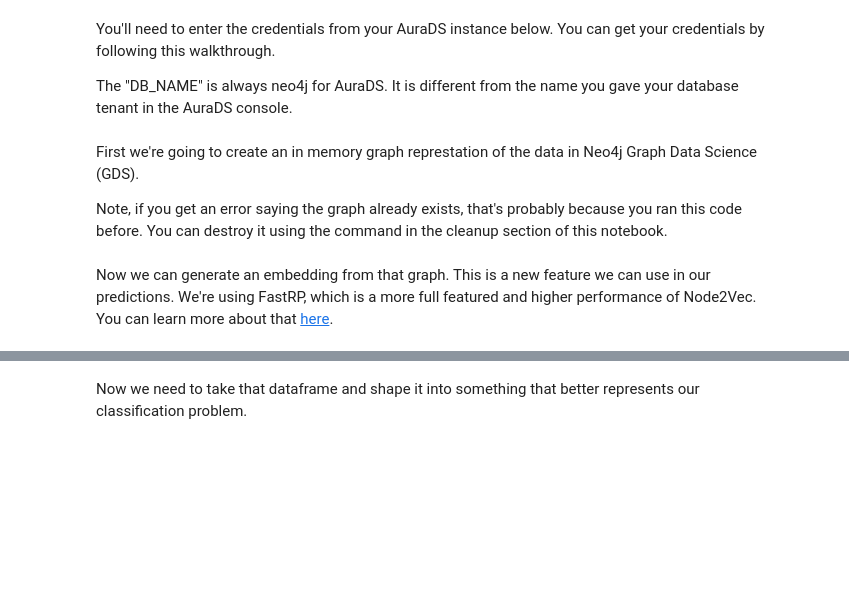
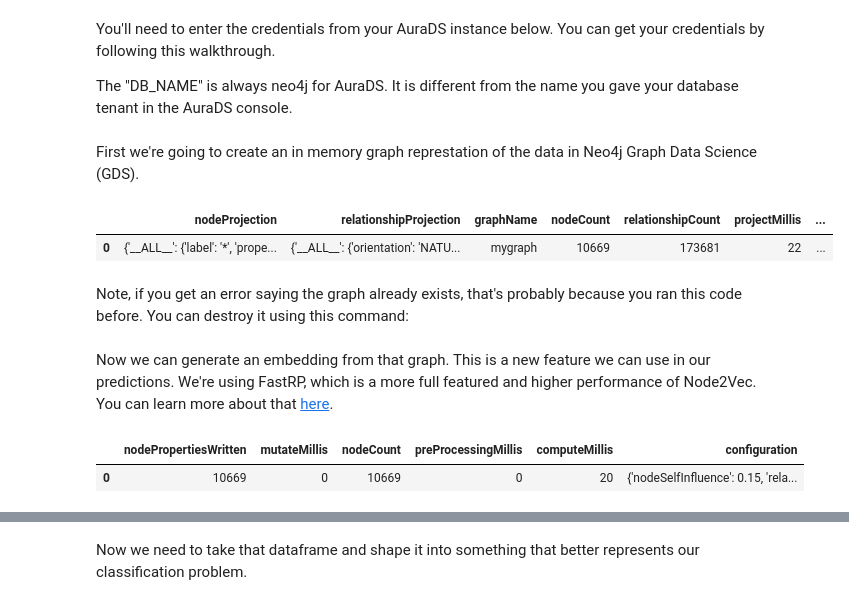
Before and after one commit to neo4j-partners/hands-on-lab-neo4j-and-vertex-ai, a Jupyter notebook: Lab 4 - Graph Data Science/embedding.ipynb, the cells around one changed output, grey strips where cells are left out. Saved outputs shown, nothing was run; the diff lists cells and outputs as text; code cells hidden in the pictures; blank space fills up the shorter version.

Commit message:
first pass

```diff
--- a/Lab 4 - Graph Data Science/embedding.ipynb
+++ b/Lab 4 - Graph Data Science/embedding.ipynb
@@ -26,5 +27,19 @@ from neo4j import GraphDatabase
 driver = GraphDatabase.driver(DB_URL, auth=(DB_USER, DB_PASS))
+# %% [markdown]
+First we're going to create an in memory graph represtation of the data in Neo4j Graph Data Science (GDS).
+# %%
+with driver.session(database=DB_NAME) as session:
+  result = session.read_transaction(
+    lambda tx: tx.run(
+      """
+      CALL gds.graph.project("mygraph", "*", "*")
+      """
+    ).data()
+  )
+df = pd.DataFrame(result)
+display(df)
+# %% [output]
+|  | nodeProjection | relationshipProjection | graphName | nodeCount | relationshipCount | projectMillis | ... |
+| 0 | {'__ALL__': {'label': '*', 'prope... | {'__ALL__': {'orientation': 'NATU... | mygraph | 10669 | 173681 | 22 | ... |
 # %% [markdown]
-First we're going to create an in memory graph represtation of the data in Neo4j Graph Data Science (GDS).
-
-Note, if you get an error saying the graph already exists, that's probably because you ran this code before. You can destroy it using the command in the cleanup section of this notebook.
+Note, if you get an error saying the graph already exists, that's probably because you ran this code before. You can destroy it using this command:
@@ -44,4 +55,24 @@ display(df)
 # %% [markdown]
 Now we can generate an embedding from that graph. This is a new feature we can use in our predictions. We're using FastRP, which is a more full featured and higher performance of Node2Vec. You can learn more about that [here](https://neo4j.com/docs/graph-data-science/current/algorithms/fastrp/).
+# %%
+with driver.session(database=DB_NAME) as session:
+  result = session.read_transaction(
+    lambda tx: tx.run(
+      """
+        CALL gds.fastRP.mutate('mygraph',{
+        iterationWeights: [0.0, 1.00, 1.00, 0.80, 0.60],
+        nodeSelfInfluence: 0.15,
+        embeddingDimension: 5,
+        randomSeed: 1,
+        mutateProperty:'embedding'
+        })
+      """
+    ).data()
+  )
+df = pd.DataFrame(result)
+display(df)
+# %% [output]
+|  | nodePropertiesWritten | mutateMillis | nodeCount | preProcessingMillis | computeMillis | configuration |
+| 0 | 10669 | 0 | 10669 | 0 | 20 | {'nodeSelfInfluence': 0.15, 'rela... |
 # %%
 with driver.session(database=DB_NAME) as session:
```
Also changed, not shown: parts of 8 cells of this notebook.
